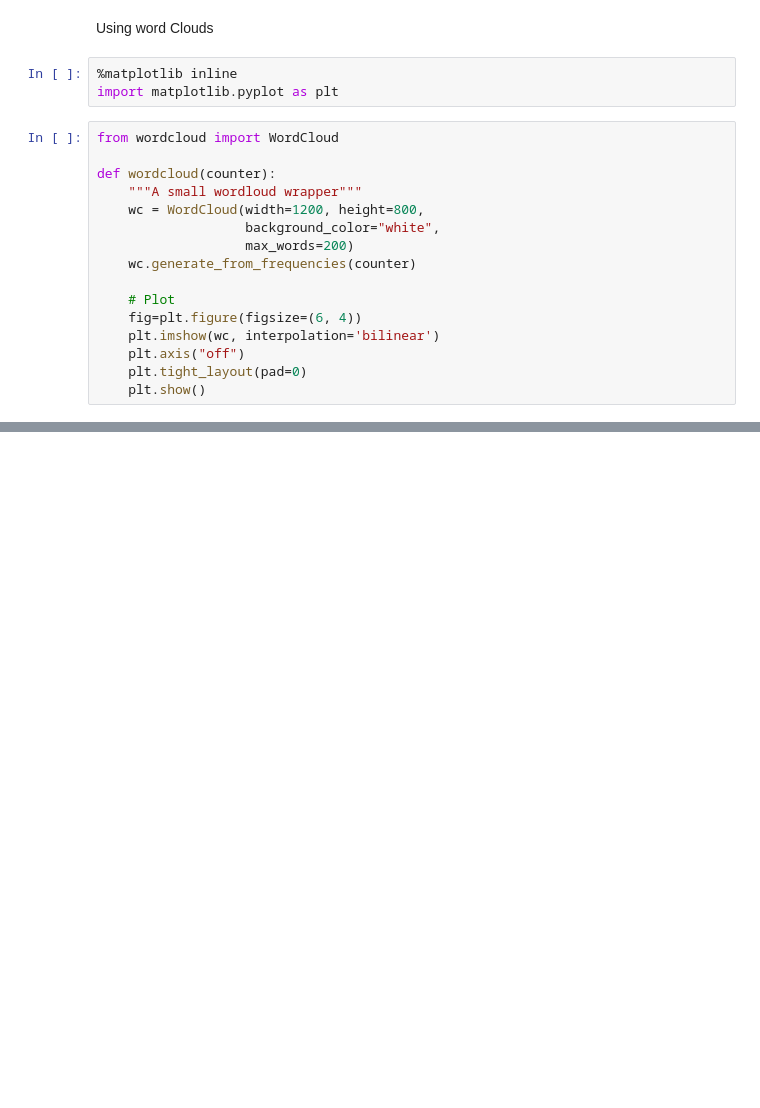
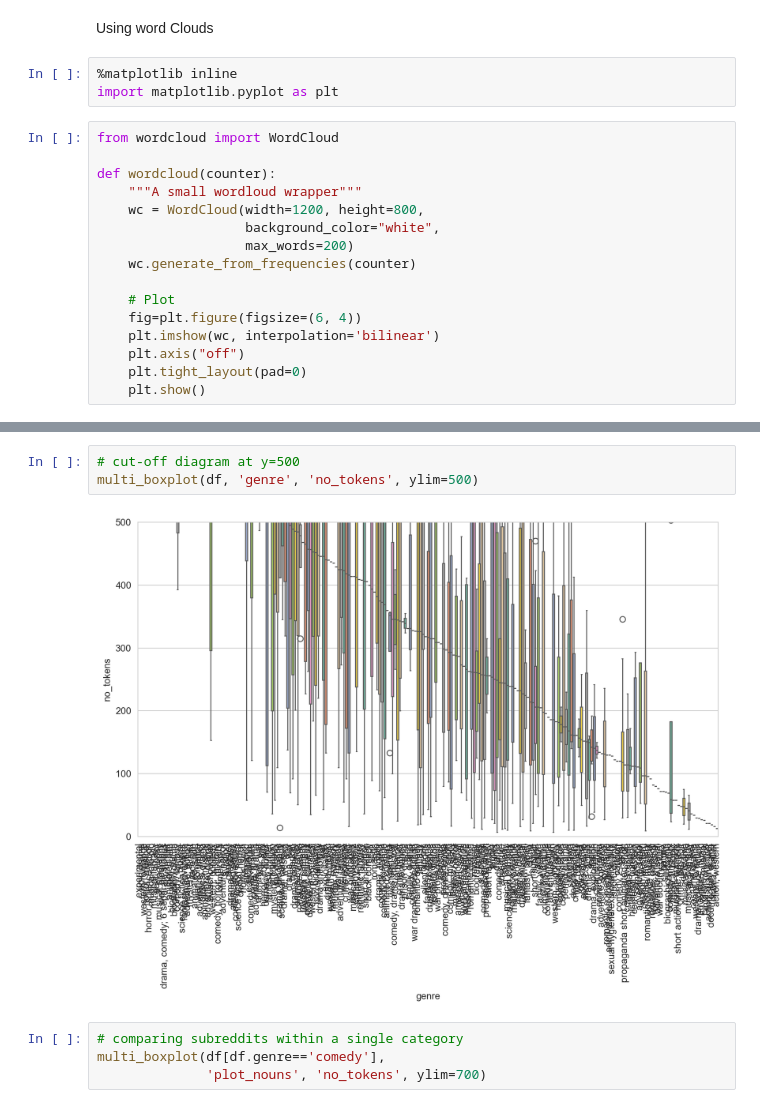
Before and after one commit to dc-neo/movie_plot, a Jupyter notebook: movie_plot.ipynb, the cells around one changed output, grey strips where cells are left out. Drawn from its saved outputs; the diff is of its cells as text; blank space fills up the shorter version.

```diff
--- a/movie_plot.ipynb
+++ b/movie_plot.ipynb
@@ -407,0 +475,9 @@ def wordcloud(counter):
+# %%
+# cut-off diagram at y=500
+multi_boxplot(df, 'genre', 'no_tokens', ylim=500)
+# %% [output]
+[figure, added]
+# %%
+# comparing subreddits within a single category
+multi_boxplot(df[df.genre=='comedy'],
+              'plot_nouns', 'no_tokens', ylim=700)
```
Also changed, not shown: parts of 10 cells of this notebook.
